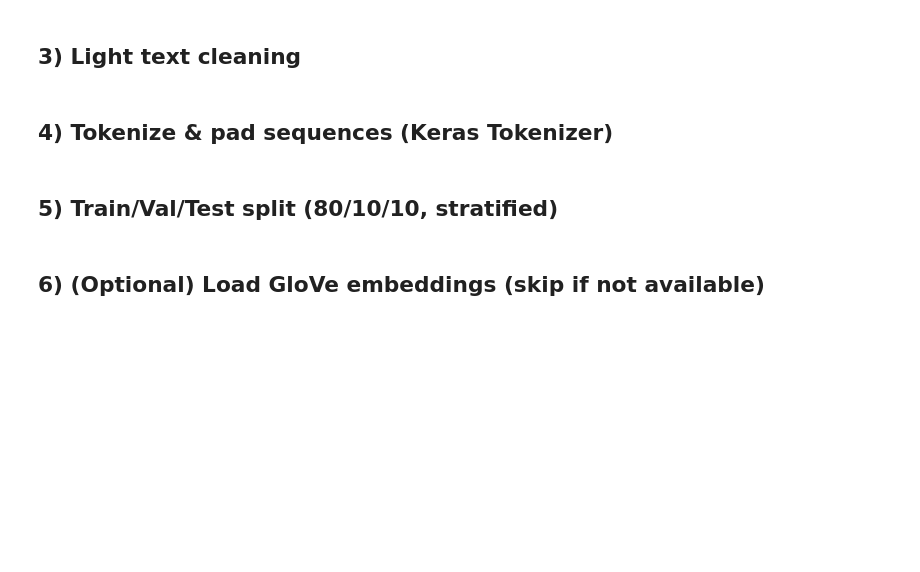
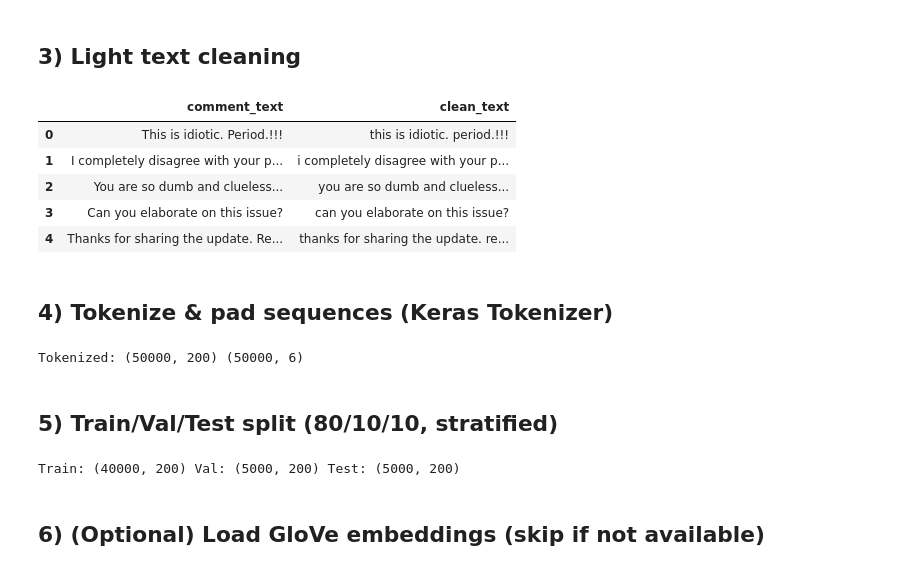
Before and after one commit to Tattvam21/Toxic-Comment-Detection-CNN, a Jupyter notebook: toxic_text_cnn_50k.ipynb, the cells around one changed output. Cells and saved outputs as stored; diff of their text form; code cells hidden in the pictures; blank space fills up the shorter version.

```diff
--- a/toxic_text_cnn_50k.ipynb
+++ b/toxic_text_cnn_50k.ipynb
@@ -10,8 +10,7 @@ Per‑class thresholds are tuned on the validation set for better F1.
 # %% [markdown]
 ## 1) Setup (fast imports; TensorFlow imported later)
 # %%
-
-# Keep imports light to avoid slow startup
+# --- Setup (fast imports; no TensorFlow yet) ---
 import os, random, json, math
 import numpy as np
 import pandas as pd
@@ -25,13 +24,27 @@ SEED = 42
 np.random.seed(SEED)
 random.seed(SEED)
 
-# Paths & config
-CSV_PATH   = Path("/mnt/data/toxic_comments_50k.csv")
-ART_DIR    = Path("./artifacts"); ART_DIR.mkdir(parents=True, exist_ok=True)
+# Try common locations for the CSV (adjust if needed)
+CANDIDATES = [
+    Path("/mnt/data/toxic_comments_50k.csv"),   # sandbox path
+    Path("./toxic_comments_50k.csv"),           # same folder as notebook
+    Path("../toxic_comments_50k.csv")           # parent folder
+]
+
+CSV_PATH = next((p for p in CANDIDATES if p.exists()), None)
+assert CSV_PATH is not None, (
+    "File not found. Put 'toxic_comments_50k.csv' next to the notebook "
+    "or update CSV_PATH to its correct location."
+)
+print("Using CSV:", CSV_PATH.resolve())
+
+# Artifacts dir
+ART_DIR = Path("./artifacts")
+ART_DIR.mkdir(parents=True, exist_ok=True)
+
+# Hyperparameters
 MAX_WORDS  = 30000   # vocab size
 MAX_LEN    = 200     # tokens per comment
 EMBED_DIM  = 100     # use 100 if enabling GloVe
 BATCH_SIZE = 64
 EPOCHS     = 6
-
-assert CSV_PATH.exists(), f\"File not found: {CSV_PATH}
@@ -61,22 +93,29 @@ print(df[label_cols].sum())
 # %%
 
 import re
 URL_RE = re.compile(r'http\S+|www\.\S+')
 USER_RE = re.compile(r'@\w+')
 HTML_RE = re.compile(r'<.*?>')
 SPACE_RE= re.compile(r'\s+')
 
 def clean_text(s: str) -> str:
     if not isinstance(s, str): return ""
     s = s.lower()
     s = URL_RE.sub(' URL ', s)
     s = USER_RE.sub(' USER ', s)
     s = HTML_RE.sub(' ', s)
     s = SPACE_RE.sub(' ', s).strip()
     return s
 
 df['clean_text'] = df['comment_text'].astype(str).apply(clean_text)
-display(df[['comment_text','clean_text']].head(3))
+display(df[['comment_text','clean_text']].head(5))
+# %% [output]
+|  | comment_text | clean_text |
+| 0 | This is idiotic. Period.!!! | this is idiotic. period.!!! |
+| 1 | I completely disagree with your p... | i completely disagree with your p... |
+| 2 | You are so dumb and clueless... | you are so dumb and clueless... |
+| 3 | Can you elaborate on this issue? | can you elaborate on this issue? |
+| 4 | Thanks for sharing the update. Re... | thanks for sharing the update. re... |
 # %% [markdown]
 ## 4) Tokenize & pad sequences (Keras Tokenizer)
 # %%
@@ -95,6 +134,8 @@ X_all = texts_to_padded(df['clean_text'].tolist())
 y_all = df[label_cols].values.astype('float32')
 
 print("Tokenized:", X_all.shape, y_all.shape)
+# %% [output]
+Tokenized: (50000, 200) (50000, 6)
 # %% [markdown]
 ## 5) Train/Val/Test split (80/10/10, stratified)
 # %%
@@ -113,6 +154,8 @@ X_val, X_test, y_val, y_test, idx_val, idx_test = train_test_split(
 )
 
 print("Train:", X_train.shape, "Val:", X_val.shape, "Test:", X_test.shape)
+# %% [output]
+Train: (40000, 200) Val: (5000, 200) Test: (5000, 200)
 # %% [markdown]
 ## 6) (Optional) Load GloVe embeddings (skip if not available)
 # %%
```
Also changed, not shown: parts of 10 cells of this notebook, 2 other files.
